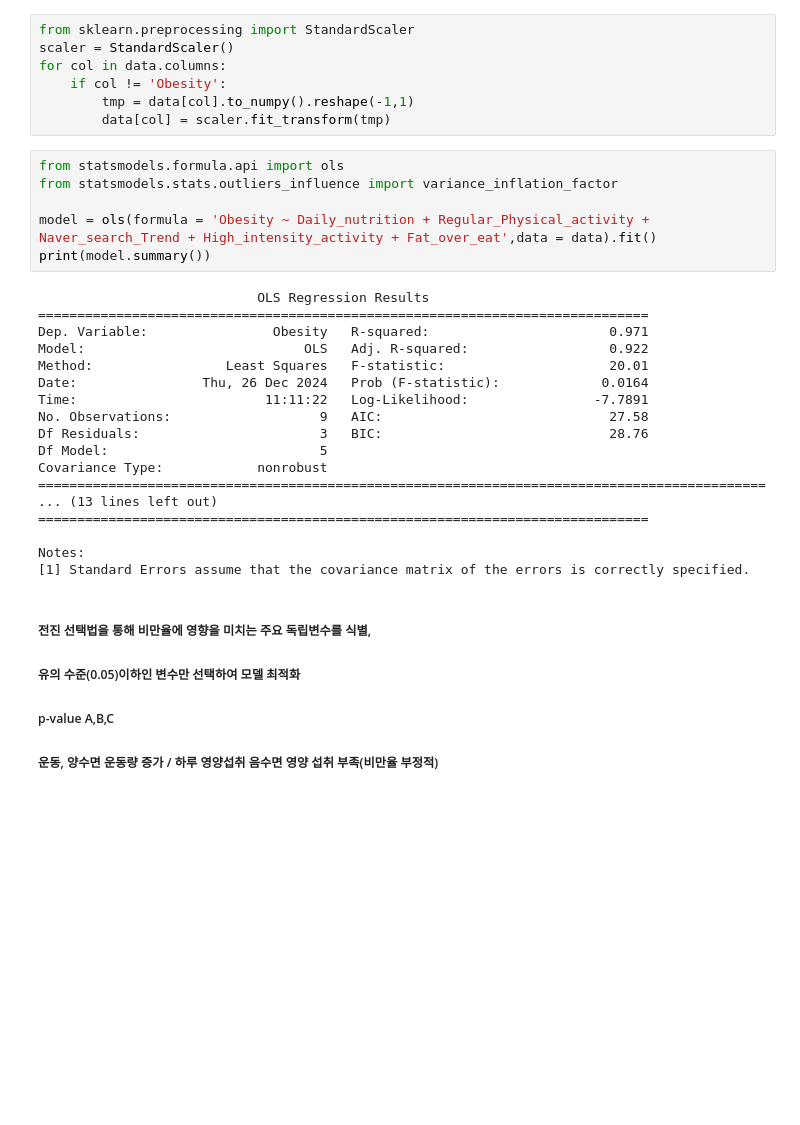
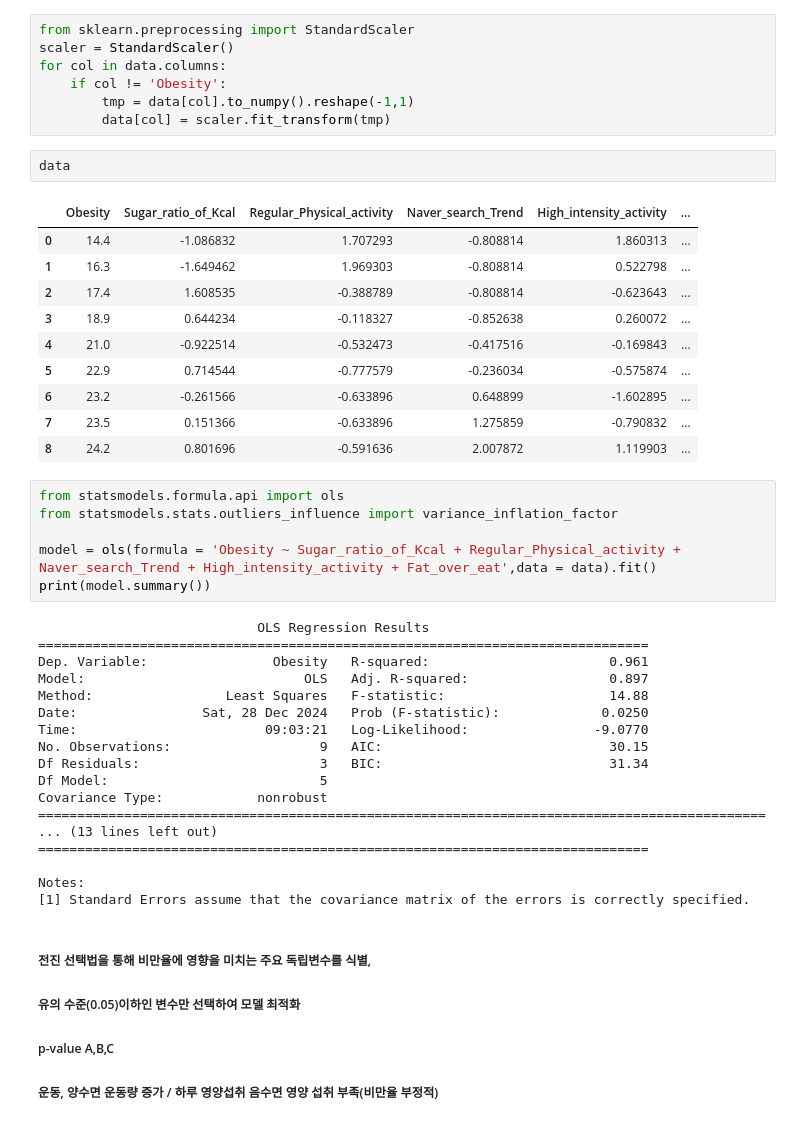
Before and after one commit to gni29/quiet_I, a Jupyter notebook: fat_from_2014.ipynb, the cells around one changed output. Saved outputs shown, nothing was run; the diff lists cells and outputs as text; blank space fills up the shorter version.

```diff
--- a/fat_from_2014.ipynb
+++ b/fat_from_2014.ipynb
@@ -595,22 +596,35 @@ for col in data.columns:
     if col != 'Obesity':
         tmp = data[col].to_numpy().reshape(-1,1)
         data[col] = scaler.fit_transform(tmp)
+# %%
+data
+# %% [output]
+|  | Obesity | Sugar_ratio_of_Kcal | Regular_Physical_activity | Naver_search_Trend | High_intensity_activity | ... |
+| 0 | 14.4 | -1.086832 | 1.707293 | -0.808814 | 1.860313 | ... |
+| 1 | 16.3 | -1.649462 | 1.969303 | -0.808814 | 0.522798 | ... |
+| 2 | 17.4 | 1.608535 | -0.388789 | -0.808814 | -0.623643 | ... |
+| 3 | 18.9 | 0.644234 | -0.118327 | -0.852638 | 0.260072 | ... |
+| 4 | 21.0 | -0.922514 | -0.532473 | -0.417516 | -0.169843 | ... |
+| 5 | 22.9 | 0.714544 | -0.777579 | -0.236034 | -0.575874 | ... |
+| 6 | 23.2 | -0.261566 | -0.633896 | 0.648899 | -1.602895 | ... |
+| 7 | 23.5 | 0.151366 | -0.633896 | 1.275859 | -0.790832 | ... |
+| 8 | 24.2 | 0.801696 | -0.591636 | 2.007872 | 1.119903 | ... |
 # %%
 from statsmodels.formula.api import ols
 from statsmodels.stats.outliers_influence import variance_inflation_factor
 
-model = ols(formula = 'Obesity ~ Daily_nutrition + Regular_Physical_activity + Naver_search_Trend + High_intensity_activity + Fat_over_eat',data = data).fit()
+model = ols(formula = 'Obesity ~ Sugar_ratio_of_Kcal + Regular_Physical_activity + Naver_search_Trend + High_intensity_activity + Fat_over_eat',data = data).fit()
 print(model.summary())
 # %% [output]
                             OLS Regression Results
 ==============================================================================
-Dep. Variable:                Obesity   R-squared:                       0.971
-Model:                            OLS   Adj. R-squared:                  0.922
-Method:                 Least Squares   F-statistic:                     20.01
-Date:                Thu, 26 Dec 2024   Prob (F-statistic):             0.0164
-Time:                        11:11:22   Log-Likelihood:                -7.7891
-No. Observations:                   9   AIC:                             27.58
-Df Residuals:                       3   BIC:                             28.76
+Dep. Variable:                Obesity   R-squared:                       0.961
+Model:                            OLS   Adj. R-squared:                  0.897
+Method:                 Least Squares   F-statistic:                     14.88
+Date:                Sat, 28 Dec 2024   Prob (F-statistic):             0.0250
+Time:                        09:03:21   Log-Likelihood:                -9.0770
+No. Observations:                   9   AIC:                             30.15
+Df Residuals:                       3   BIC:                             31.34
 Df Model:                           5
 Covariance Type:            nonrobust
 =============================================================================================
```
Also changed, not shown: parts of 17 cells of this notebook.
